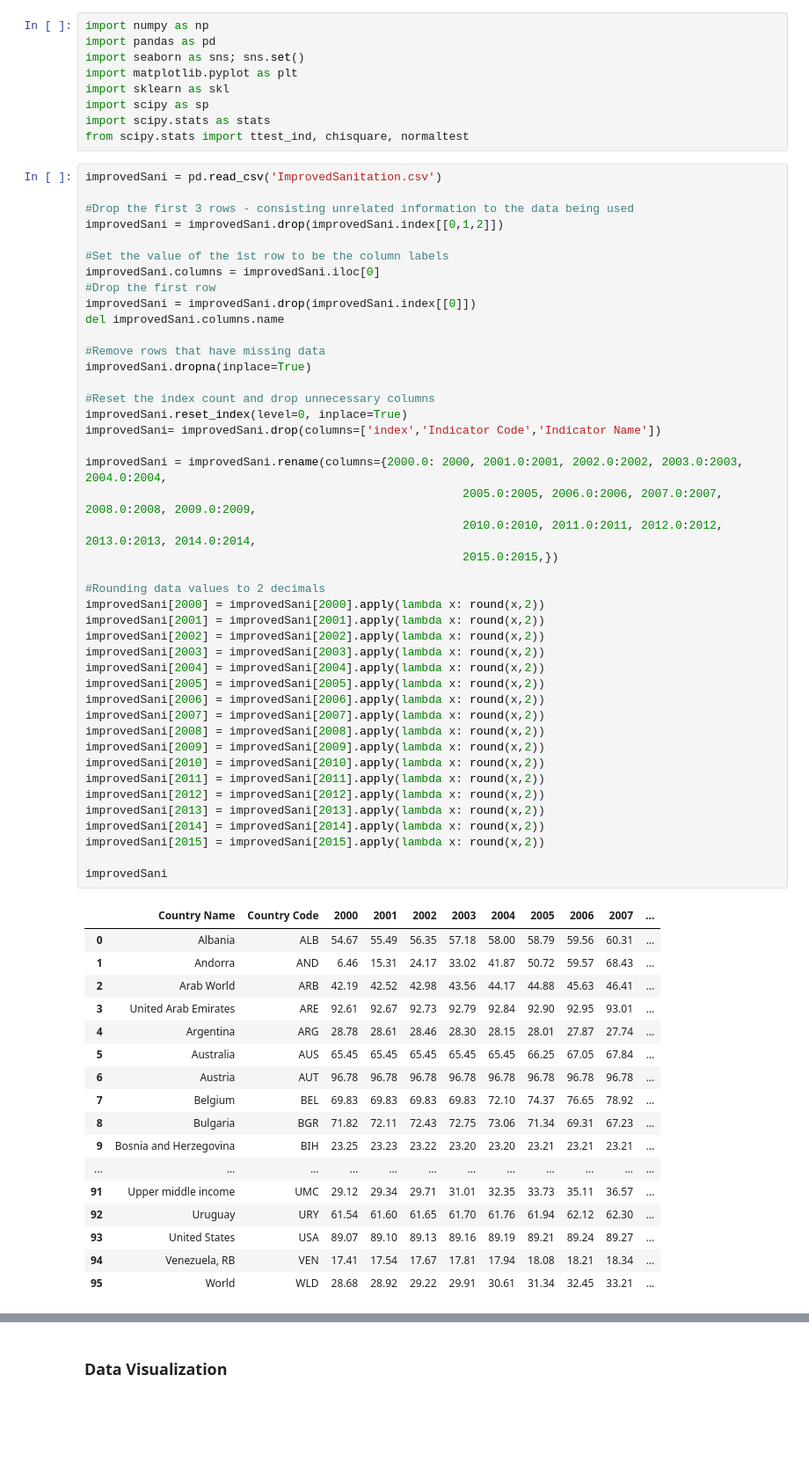
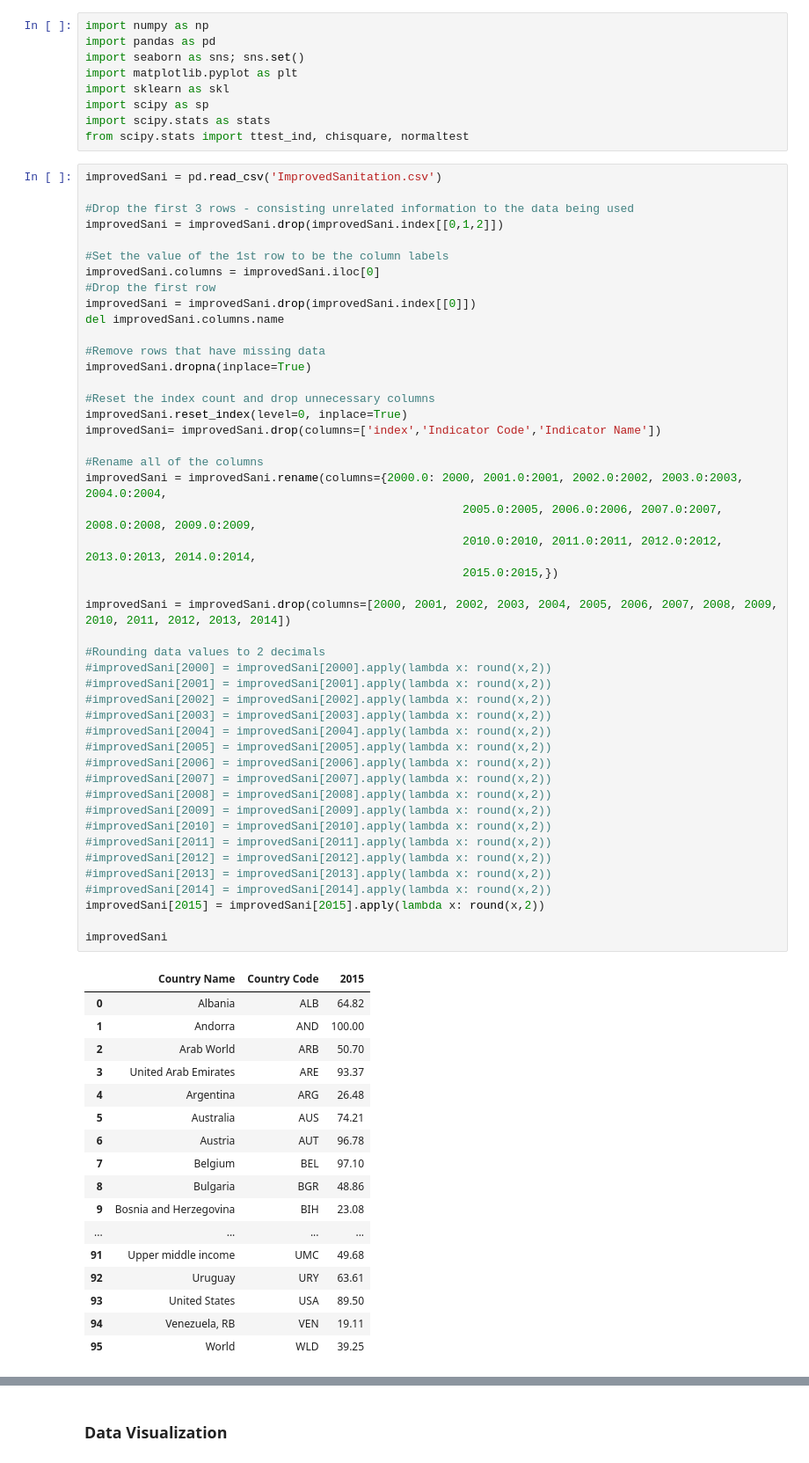
Before and after one commit to debbievo/COGS108_Repo, a Jupyter notebook: Nadya's.ipynb, the cells around one changed output, grey strips where cells are left out. Shown at 88% size. Saved outputs shown, nothing was run; the diff lists cells and outputs as text; blank space fills up the shorter version.

Commit message:
Drop unnecessary columns

```diff
--- a/Nadya's.ipynb
+++ b/Nadya's.ipynb
@@ -14,61 +14,64 @@ from scipy.stats import ttest_ind, chisquare, normaltest
 # %%
 improvedSani = pd.read_csv('ImprovedSanitation.csv')
 
 #Drop the first 3 rows - consisting unrelated information to the data being used
 improvedSani = improvedSani.drop(improvedSani.index[[0,1,2]])
 
 #Set the value of the 1st row to be the column labels
 improvedSani.columns = improvedSani.iloc[0]
 #Drop the first row
 improvedSani = improvedSani.drop(improvedSani.index[[0]])
 del improvedSani.columns.name
 
 #Remove rows that have missing data
 improvedSani.dropna(inplace=True)
 
 #Reset the index count and drop unnecessary columns
 improvedSani.reset_index(level=0, inplace=True)
 improvedSani= improvedSani.drop(columns=['index','Indicator Code','Indicator Name'])
 
+#Rename all of the columns
 improvedSani = improvedSani.rename(columns={2000.0: 2000, 2001.0:2001, 2002.0:2002, 2003.0:2003, 2004.0:2004,
                                                        2005.0:2005, 2006.0:2006, 2007.0:2007, 2008.0:2008, 2009.0:2009,
                                                        2010.0:2010, 2011.0:2011, 2012.0:2012, 2013.0:2013, 2014.0:2014,
                                                        2015.0:2015,})
 
+improvedSani = improvedSani.drop(columns=[2000, 2001, 2002, 2003, 2004, 2005, 2006, 2007, 2008, 2009, 2010, 2011, 2012, 2013, 2014])
+
 #Rounding data values to 2 decimals
-improvedSani[2000] = improvedSani[2000].apply(lambda x: round(x,2))
-improvedSani[2001] = improvedSani[2001].apply(lambda x: round(x,2))
-improvedSani[2002] = improvedSani[2002].apply(lambda x: round(x,2))
-improvedSani[2003] = improvedSani[2003].apply(lambda x: round(x,2))
-improvedSani[2004] = improvedSani[2004].apply(lambda x: round(x,2))
-improvedSani[2005] = improvedSani[2005].apply(lambda x: round(x,2))
-improvedSani[2006] = improvedSani[2006].apply(lambda x: round(x,2))
-improvedSani[2007] = improvedSani[2007].apply(lambda x: round(x,2))
-improvedSani[2008] = improvedSani[2008].apply(lambda x: round(x,2))
-improvedSani[2009] = improvedSani[2009].apply(lambda x: round(x,2))
-improvedSani[2010] = improvedSani[2010].apply(lambda x: round(x,2))
-improvedSani[2011] = improvedSani[2011].apply(lambda x: round(x,2))
-improvedSani[2012] = improvedSani[2012].apply(lambda x: round(x,2))
-improvedSani[2013] = improvedSani[2013].apply(lambda x: round(x,2))
-improvedSani[2014] = improvedSani[2014].apply(lambda x: round(x,2))
+#improvedSani[2000] = improvedSani[2000].apply(lambda x: round(x,2))
+#improvedSani[2001] = improvedSani[2001].apply(lambda x: round(x,2))
+#improvedSani[2002] = improvedSani[2002].apply(lambda x: round(x,2))
+#improvedSani[2003] = improvedSani[2003].apply(lambda x: round(x,2))
+#improvedSani[2004] = improvedSani[2004].apply(lambda x: round(x,2))
+#improvedSani[2005] = improvedSani[2005].apply(lambda x: round(x,2))
+#improvedSani[2006] = improvedSani[2006].apply(lambda x: round(x,2))
+#improvedSani[2007] = improvedSani[2007].apply(lambda x: round(x,2))
+#improvedSani[2008] = improvedSani[2008].apply(lambda x: round(x,2))
+#improvedSani[2009] = improvedSani[2009].apply(lambda x: round(x,2))
+#improvedSani[2010] = improvedSani[2010].apply(lambda x: round(x,2))
+#improvedSani[2011] = improvedSani[2011].apply(lambda x: round(x,2))
+#improvedSani[2012] = improvedSani[2012].apply(lambda x: round(x,2))
+#improvedSani[2013] = improvedSani[2013].apply(lambda x: round(x,2))
+#improvedSani[2014] = improvedSani[2014].apply(lambda x: round(x,2))
 improvedSani[2015] = improvedSani[2015].apply(lambda x: round(x,2))
 
 improvedSani
 # %% [output]
-|  | Country Name | Country Code | 2000 | 2001 | 2002 | 2003 | 2004 | 2005 | 2006 | 2007 | ... |
-| 0 | Albania | ALB | 54.67 | 55.49 | 56.35 | 57.18 | 58.00 | 58.79 | 59.56 | 60.31 | ... |
-| 1 | Andorra | AND | 6.46 | 15.31 | 24.17 | 33.02 | 41.87 | 50.72 | 59.57 | 68.43 | ... |
-| 2 | Arab World | ARB | 42.19 | 42.52 | 42.98 | 43.56 | 44.17 | 44.88 | 45.63 | 46.41 | ... |
-| 3 | United Arab Emirates | ARE | 92.61 | 92.67 | 92.73 | 92.79 | 92.84 | 92.90 | 92.95 | 93.01 | ... |
-| 4 | Argentina | ARG | 28.78 | 28.61 | 28.46 | 28.30 | 28.15 | 28.01 | 27.87 | 27.74 | ... |
-| 5 | Australia | AUS | 65.45 | 65.45 | 65.45 | 65.45 | 65.45 | 66.25 | 67.05 | 67.84 | ... |
-| 6 | Austria | AUT | 96.78 | 96.78 | 96.78 | 96.78 | 96.78 | 96.78 | 96.78 | 96.78 | ... |
-| 7 | Belgium | BEL | 69.83 | 69.83 | 69.83 | 69.83 | 72.10 | 74.37 | 76.65 | 78.92 | ... |
-| 8 | Bulgaria | BGR | 71.82 | 72.11 | 72.43 | 72.75 | 73.06 | 71.34 | 69.31 | 67.23 | ... |
-| 9 | Bosnia and Herzegovina | BIH | 23.25 | 23.23 | 23.22 | 23.20 | 23.20 | 23.21 | 23.21 | 23.21 | ... |
-| ... | ... | ... | ... | ... | ... | ... | ... | ... | ... | ... | ... |
-| 91 | Upper middle income | UMC | 29.12 | 29.34 | 29.71 | 31.01 | 32.35 | 33.73 | 35.11 | 36.57 | ... |
-| 92 | Uruguay | URY | 61.54 | 61.60 | 61.65 | 61.70 | 61.76 | 61.94 | 62.12 | 62.30 | ... |
-| 93 | United States | USA | 89.07 | 89.10 | 89.13 | 89.16 | 89.19 | 89.21 | 89.24 | 89.27 | ... |
-| 94 | Venezuela, RB | VEN | 17.41 | 17.54 | 17.67 | 17.81 | 17.94 | 18.08 | 18.21 | 18.34 | ... |
-| 95 | World | WLD | 28.68 | 28.92 | 29.22 | 29.91 | 30.61 | 31.34 | 32.45 | 33.21 | ... |
+|  | Country Name | Country Code | 2015 |
+| 0 | Albania | ALB | 64.82 |
+| 1 | Andorra | AND | 100.00 |
+| 2 | Arab World | ARB | 50.70 |
+| 3 | United Arab Emirates | ARE | 93.37 |
+| 4 | Argentina | ARG | 26.48 |
+| 5 | Australia | AUS | 74.21 |
+| 6 | Austria | AUT | 96.78 |
+| 7 | Belgium | BEL | 97.10 |
+| 8 | Bulgaria | BGR | 48.86 |
+| 9 | Bosnia and Herzegovina | BIH | 23.08 |
+| ... | ... | ... | ... |
+| 91 | Upper middle income | UMC | 49.68 |
+| 92 | Uruguay | URY | 63.61 |
+| 93 | United States | USA | 89.50 |
+| 94 | Venezuela, RB | VEN | 19.11 |
+| 95 | World | WLD | 39.25 |
```
Also changed, not shown: parts of 1 cell of this notebook.
